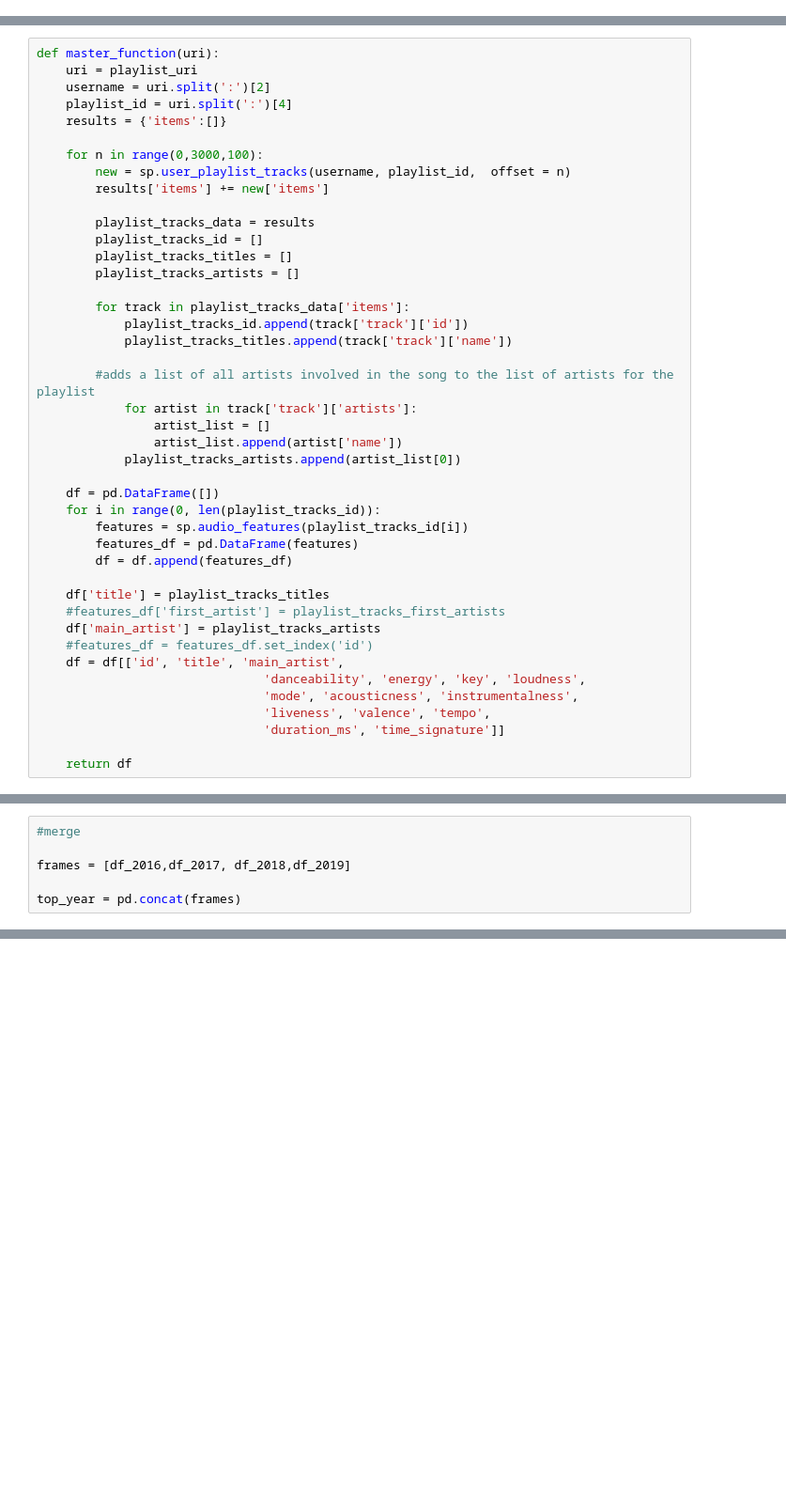
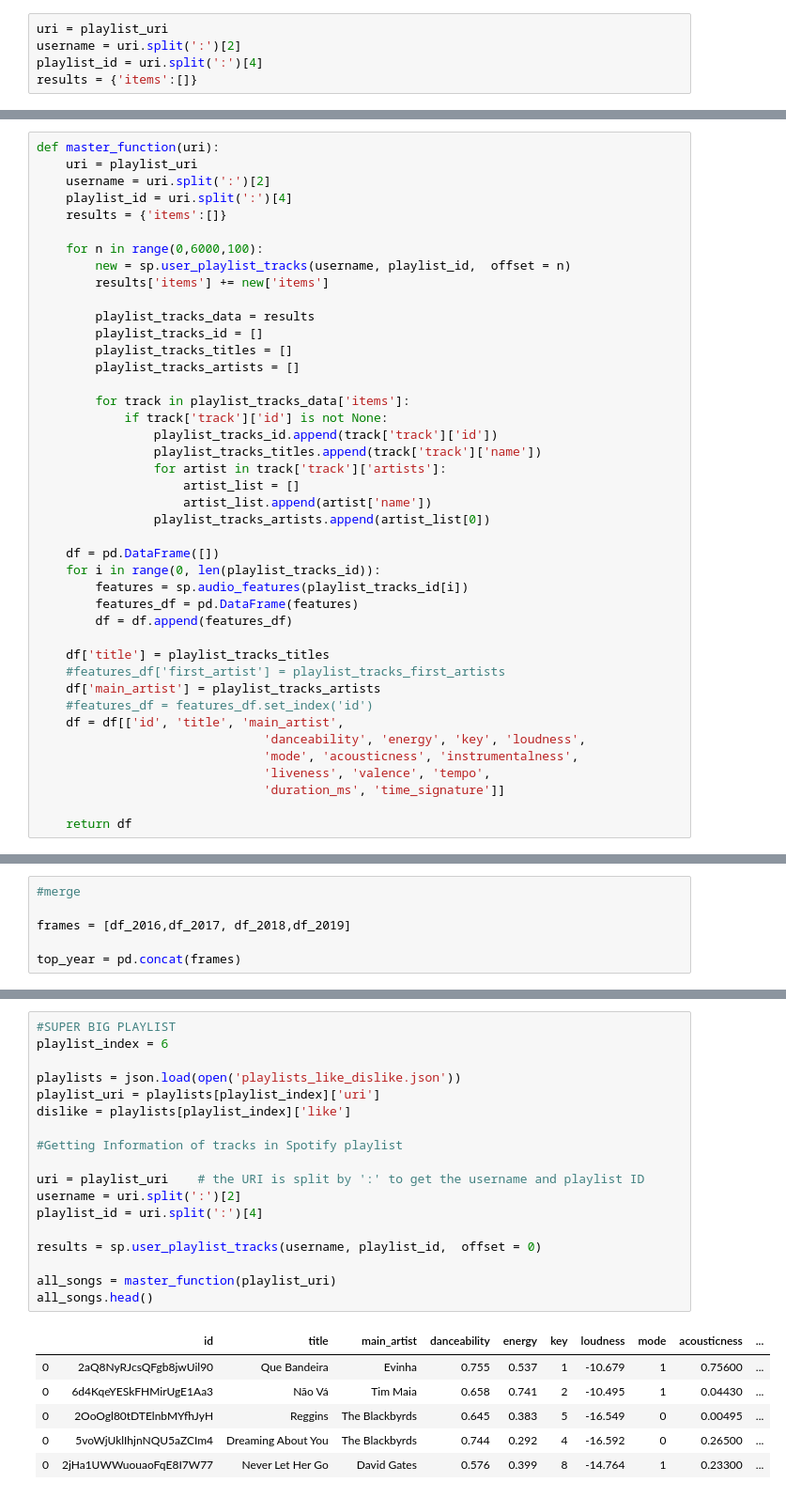
Before and after one commit to ritapereira10/Spotify-Analysis, a Jupyter notebook: code/Spotify API.ipynb, the cells around one changed output, grey strips where cells are left out. Shown at 94% size. Drawn from its saved outputs; the diff is of its cells as text; blank space fills up the shorter version.

```diff
--- a/code/Spotify API.ipynb
+++ b/code/Spotify API.ipynb
@@ -61,0 +83,5 @@ playlist_uri
+# %%
+uri = playlist_uri
+username = uri.split(':')[2]
+playlist_id = uri.split(':')[4]
+results = {'items':[]}
@@ -66,7 +104,7 @@ def master_function(uri):
     playlist_id = uri.split(':')[4]
     results = {'items':[]}
 
-    for n in range(0,3000,100):
+    for n in range(0,6000,100):
         new = sp.user_playlist_tracks(username, playlist_id,  offset = n)
         results['items'] += new['items']
 
@@ -76,14 +114,13 @@ def master_function(uri):
         playlist_tracks_artists = []
 
         for track in playlist_tracks_data['items']:
-            playlist_tracks_id.append(track['track']['id'])
-            playlist_tracks_titles.append(track['track']['name'])
-
-        #adds a list of all artists involved in the song to the list of artists for the playlist
-            for artist in track['track']['artists']:
-                artist_list = []
-                artist_list.append(artist['name'])
-            playlist_tracks_artists.append(artist_list[0])
+            if track['track']['id'] is not None:
+                playlist_tracks_id.append(track['track']['id'])
+                playlist_tracks_titles.append(track['track']['name'])
+                for artist in track['track']['artists']:
+                    artist_list = []
+                    artist_list.append(artist['name'])
+                playlist_tracks_artists.append(artist_list[0])
 
     df = pd.DataFrame([])
     for i in range(0, len(playlist_tracks_id)):
@@ -308,0 +348,25 @@ top_year.to_csv (r'top_year.csv', index = False, header=True)
+# %%
+#SUPER BIG PLAYLIST
+playlist_index = 6
+
+playlists = json.load(open('playlists_like_dislike.json'))
+playlist_uri = playlists[playlist_index]['uri']
+dislike = playlists[playlist_index]['like']
+
+#Getting Information of tracks in Spotify playlist
+
+uri = playlist_uri    # the URI is split by ':' to get the username and playlist ID
+username = uri.split(':')[2]
+playlist_id = uri.split(':')[4]
+
+results = sp.user_playlist_tracks(username, playlist_id,  offset = 0)
+
+all_songs = master_function(playlist_uri)
+all_songs.head()
+# %% [output]
+|  | id | title | main_artist | danceability | energy | key | loudness | mode | acousticness | ... |
+| 0 | 2aQ8NyRJcsQFgb8jwUil90 | Que Bandeira | Evinha | 0.755 | 0.537 | 1 | -10.679 | 1 | 0.75600 | ... |
+| 0 | 6d4KqeYESkFHMirUgE1Aa3 | Não Vá | Tim Maia | 0.658 | 0.741 | 2 | -10.495 | 1 | 0.04430 | ... |
+| 0 | 2OoOgl80tDTElnbMYfhJyH | Reggins | The Blackbyrds | 0.645 | 0.383 | 5 | -16.549 | 0 | 0.00495 | ... |
+| 0 | 5voWjUklIhjnNQU5aZCIm4 | Dreaming About You | The Blackbyrds | 0.744 | 0.292 | 4 | -16.592 | 0 | 0.26500 | ... |
+| 0 | 2jHa1UWWuouaoFqE8I7W77 | Never Let Her Go | David Gates | 0.576 | 0.399 | 8 | -14.764 | 1 | 0.23300 | ... |
```
Also changed, not shown: parts of 16 cells of this notebook, 25 other files.
